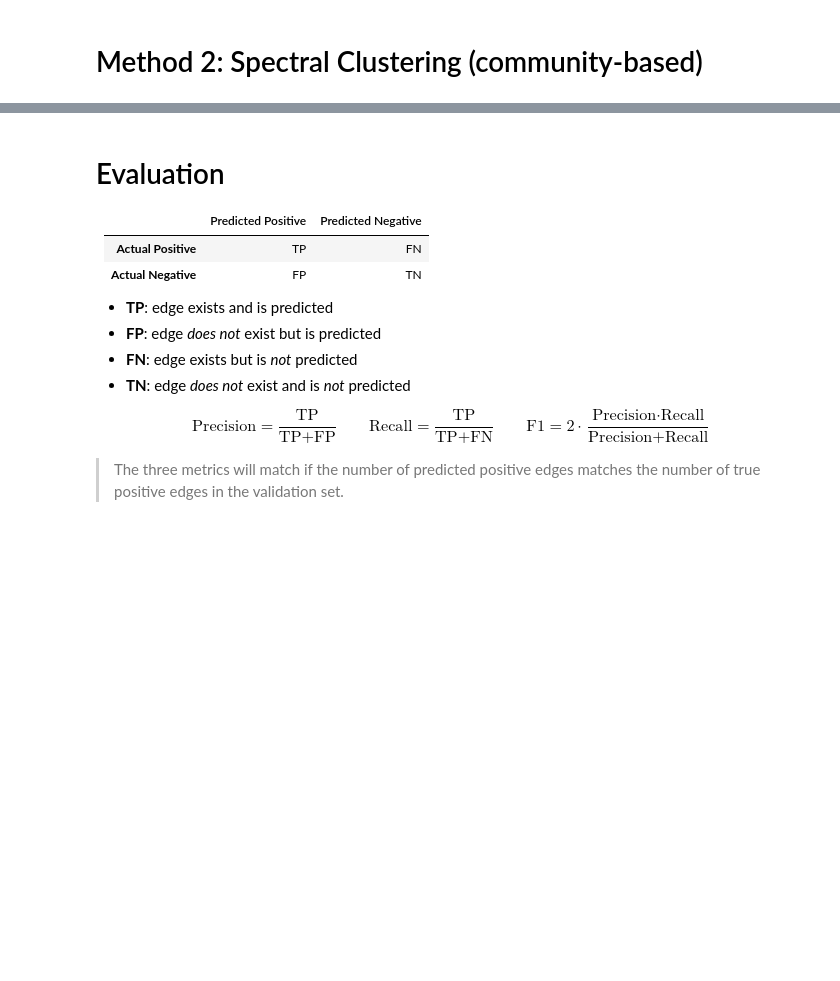
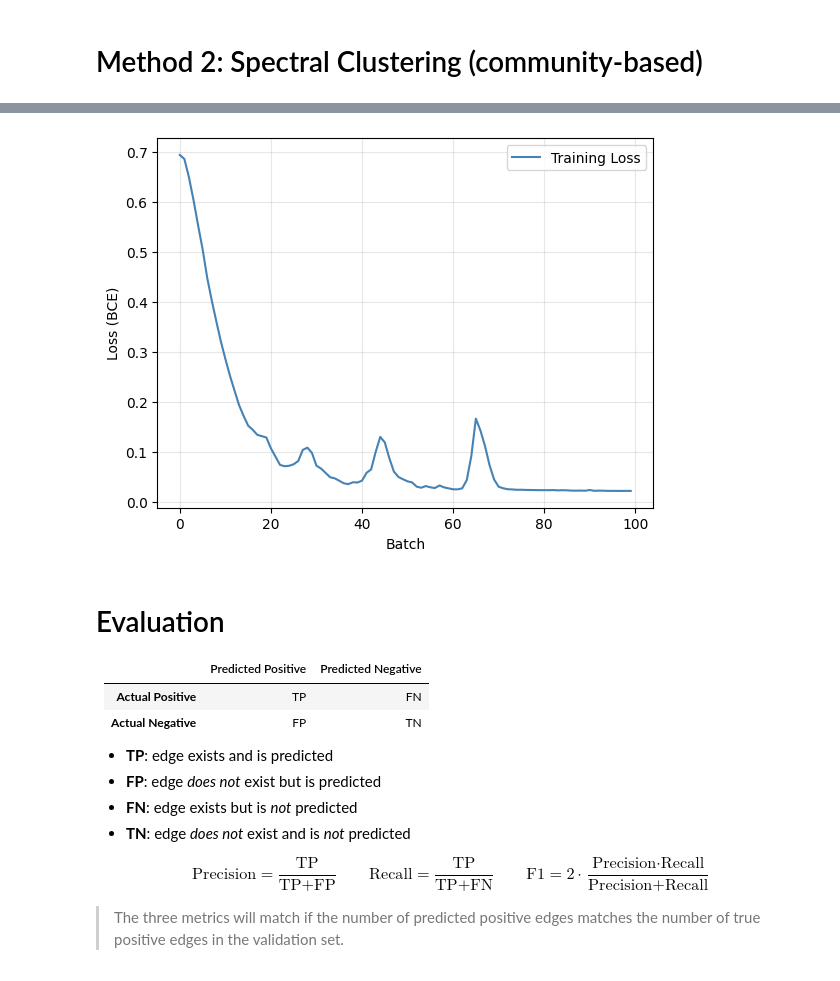
Before and after one commit to BalducciFrancesco/INFS7450-Social-Media-Analytics, a Jupyter notebook: p2_link_prediction/project.ipynb, the cells around one changed output, grey strips where cells are left out. Cells and saved outputs as stored; diff of their text form; code cells hidden in the pictures; blank space fills up the shorter version.

```diff
--- a/p2_link_prediction/project.ipynb
+++ b/p2_link_prediction/project.ipynb
@@ -233,0 +395,32 @@ for i, candidate in enumerate(X_val):  # both positive and negative edges
+# %%
+EPOCHS = 100
+BATCH_SIZE = 64
+
+model = GCN(g_baseline, hidden_dim=HID_SIZE, out_dim=EMB_SIZE)
+optimizer = torch.optim.Adam(model.parameters(), lr=0.01)
+criterion = nn.BCEWithLogitsLoss()
+
+batches = DataLoader(TensorDataset(
+    torch.tensor(X_train),                       # [8950, 2]
+    torch.tensor(Y_train, dtype=torch.float32),  # [8950]
+), batch_size=BATCH_SIZE, shuffle=True, generator=generator)
+
+train_loss = []
+for epoch in tqdm(range(EPOCHS)):
+    model.train()
+
+    batch_loss = []
+    for candidates, labels in batches:
+        optimizer.zero_grad()
+
+        logits = model(candidates)
+        loss = criterion(logits, labels)
+        batch_loss.append(loss.item())
+
+        loss.backward()
+        optimizer.step()
+
+    train_loss.append(np.average(batch_loss))
+
+    if epoch % 20 == 0:
+        print(f"Epoch {epoch} Loss: {train_loss[-1]:.4f}")
@@ -234,3 +433,13 @@ for i, candidate in enumerate(X_val):  # both positive and negative edges
+# %%
+plt.figure()
+plt.plot(train_loss, color="steelblue", label="Training loss")
+plt.legend()
+plt.xlabel("Batch")
+plt.ylabel("Loss (BCE)")
+plt.grid(True, alpha=0.3)
+plt.show()
+# %% [output]
+[figure, added]
 # %% [markdown]
 # Evaluation
 
```
Also changed, not shown: parts of 12 cells of this notebook, 1 other file.
